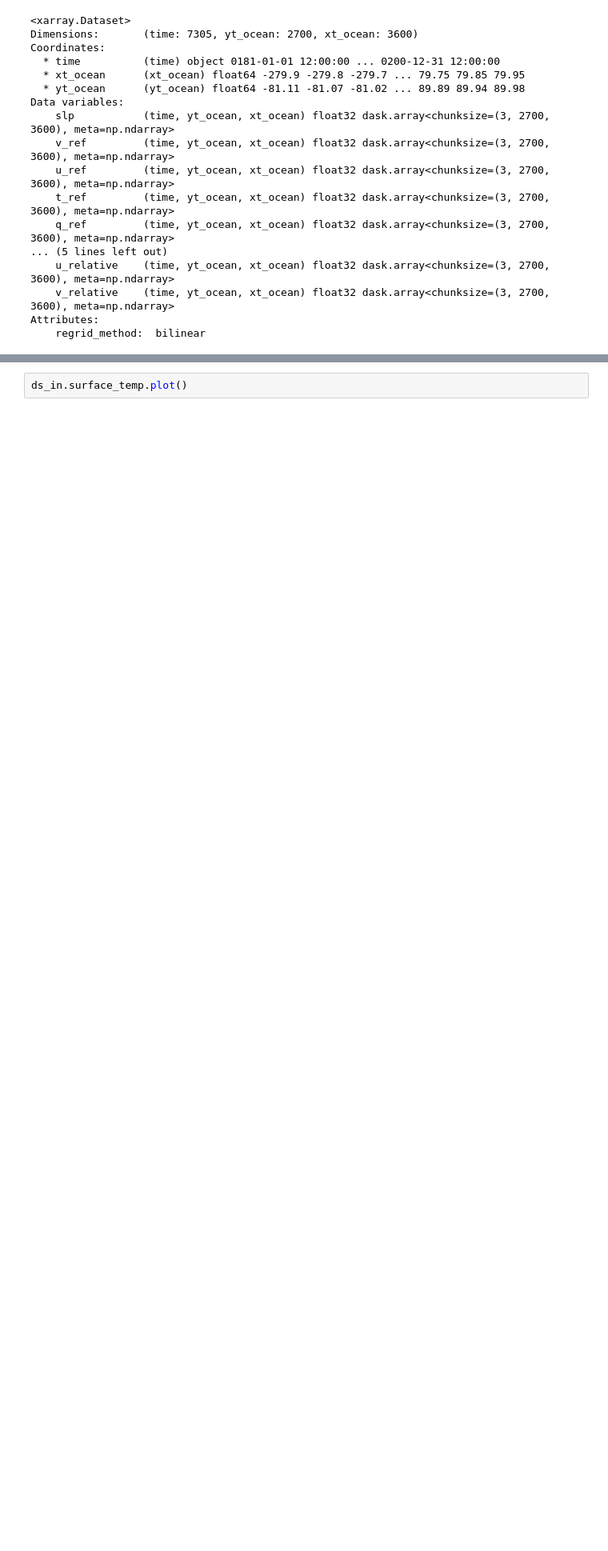
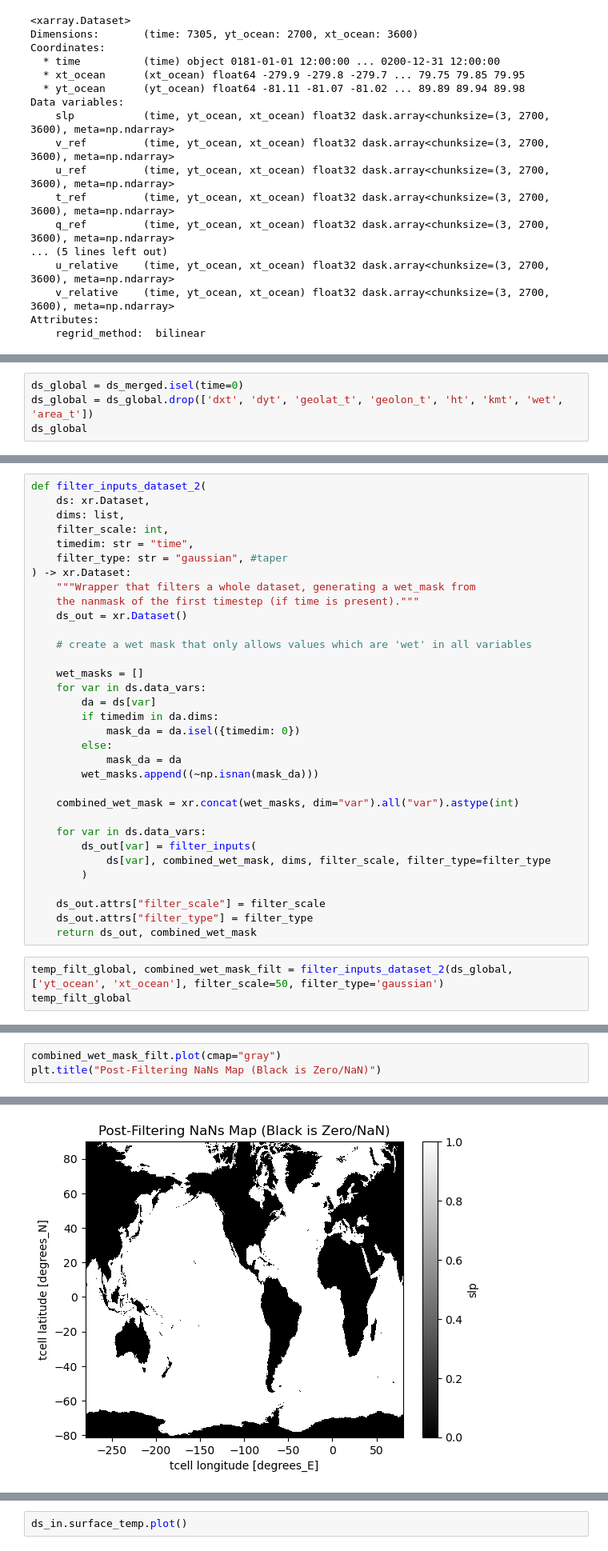
Before and after one commit to ocean-transport/cm26_diagnostics, a Jupyter notebook: powerSpectra&Land_troubleshooting.ipynb, the cells around one changed output, grey strips where cells are left out. Shown at 80% size. Saved outputs shown, nothing was run; the diff lists cells and outputs as text; blank space fills up the shorter version.

```diff
--- a/powerSpectra&Land_troubleshooting.ipynb
+++ b/powerSpectra&Land_troubleshooting.ipynb
@@ -78,0 +124,4 @@ Attributes:
+# %%
+ds_global = ds_merged.isel(time=0)
+ds_global = ds_global.drop(['dxt', 'dyt', 'geolat_t', 'geolon_t', 'ht', 'kmt', 'wet', 'area_t'])
+ds_global
@@ -78,0 +146,36 @@ Attributes:
+# %%
+def filter_inputs_dataset_2(
+    ds: xr.Dataset,
+    dims: list,
+    filter_scale: int,
+    timedim: str = "time",
+    filter_type: str = "gaussian", #taper
+) -> xr.Dataset:
+    """Wrapper that filters a whole dataset, generating a wet_mask from
+    the nanmask of the first timestep (if time is present)."""
+    ds_out = xr.Dataset()
+
+    # create a wet mask that only allows values which are 'wet' in all variables
+
+    wet_masks = []
+    for var in ds.data_vars:
+        da = ds[var]
+        if timedim in da.dims:
+            mask_da = da.isel({timedim: 0})
+        else:
+            mask_da = da
+        wet_masks.append((~np.isnan(mask_da)))
+
+    combined_wet_mask = xr.concat(wet_masks, dim="var").all("var").astype(int)
+
+    for var in ds.data_vars:
+        ds_out[var] = filter_inputs(
+            ds[var], combined_wet_mask, dims, filter_scale, filter_type=filter_type
+        )
+
+    ds_out.attrs["filter_scale"] = filter_scale
+    ds_out.attrs["filter_type"] = filter_type
+    return ds_out, combined_wet_mask
+# %%
+temp_filt_global, combined_wet_mask_filt = filter_inputs_dataset_2(ds_global, ['yt_ocean', 'xt_ocean'], filter_scale=50, filter_type='gaussian')
+temp_filt_global
@@ -78,0 +200,4 @@ Attributes:
+# %%
+combined_wet_mask_filt.plot(cmap="gray")
+plt.title("Post-Filtering NaNs Map (Black is Zero/NaN)")
+# %% [output]
@@ -78,0 +205 @@ Attributes:
+[figure, added]
```
Also changed, not shown: parts of 38 cells of this notebook, 3 other files.
